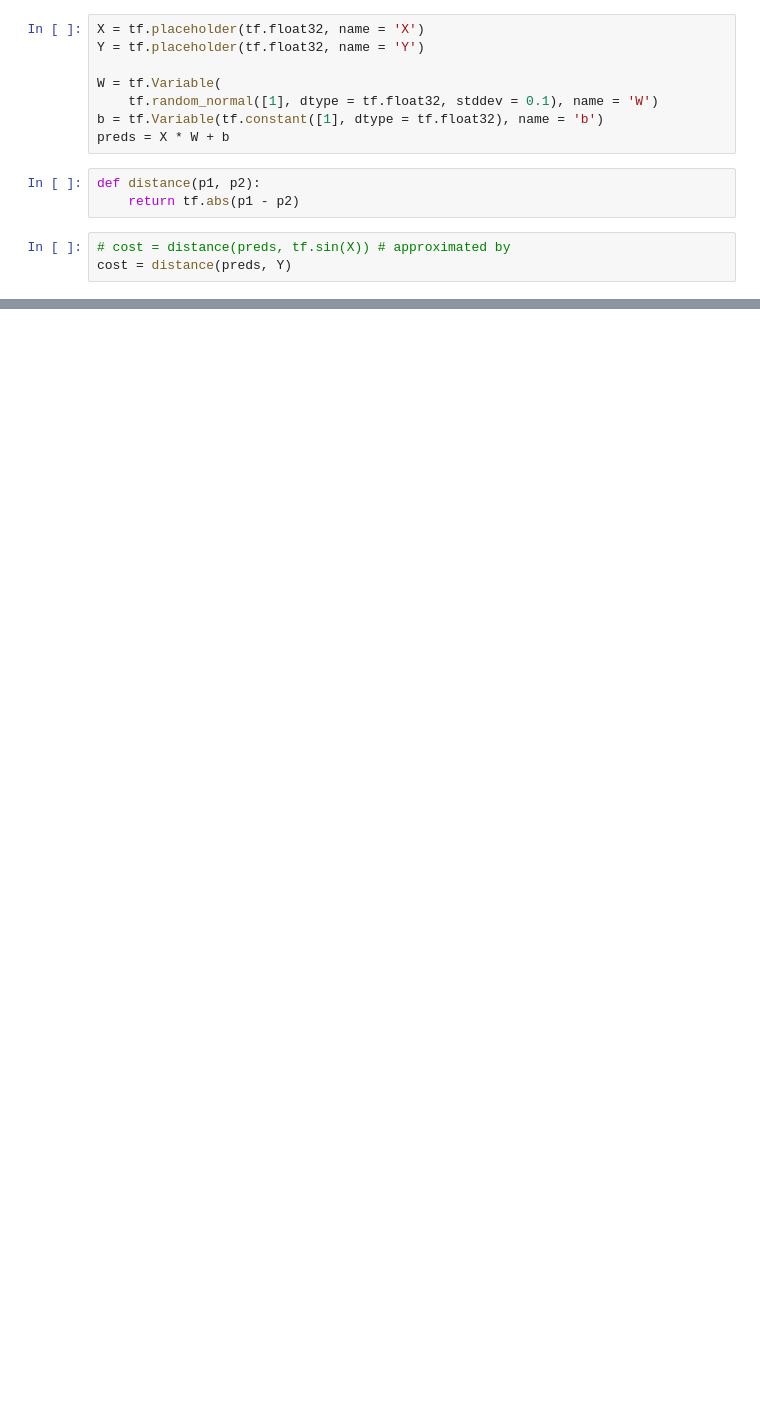
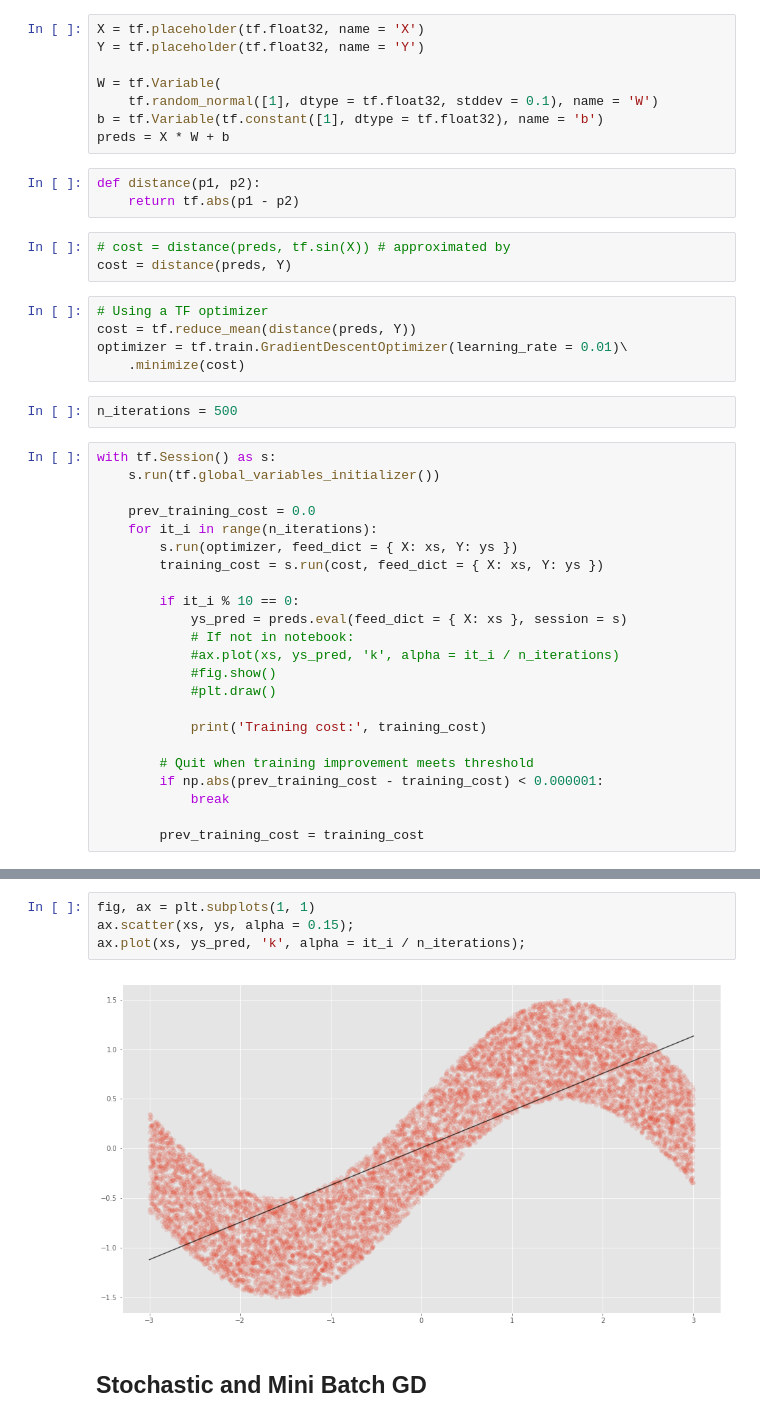
Before and after one commit to damiansp/neuralNet, a Jupyter notebook: kadenze/2_creative_applications/creative_applications_of_deep_learning.ipynb, the cells around one changed output, grey strips where cells are left out. Saved outputs shown, nothing was run; the diff lists cells and outputs as text; blank space fills up the shorter version.

Commit message:
running TF, and implementing mini-batch/stochastic GD

```diff
--- a/kadenze/2_creative_applications/creative_applications_of_deep_learning.ipynb
+++ b/kadenze/2_creative_applications/creative_applications_of_deep_learning.ipynb
@@ -29,3 +29,33 @@ def distance(p1, p2):
 # %%
 # cost = distance(preds, tf.sin(X)) # approximated by
 cost = distance(preds, Y)
+# %%
+# Using a TF optimizer
+cost = tf.reduce_mean(distance(preds, Y))
+optimizer = tf.train.GradientDescentOptimizer(learning_rate = 0.01)\
+    .minimize(cost)
+# %%
+n_iterations = 500
+# %%
+with tf.Session() as s:
+    s.run(tf.global_variables_initializer())
+
+    prev_training_cost = 0.0
+    for it_i in range(n_iterations):
+        s.run(optimizer, feed_dict = { X: xs, Y: ys })
+        training_cost = s.run(cost, feed_dict = { X: xs, Y: ys })
+
+        if it_i % 10 == 0:
+            ys_pred = preds.eval(feed_dict = { X: xs }, session = s)
+            # If not in notebook:
+            #ax.plot(xs, ys_pred, 'k', alpha = it_i / n_iterations)
+            #fig.show()
+            #plt.draw()
+
+            print('Training cost:', training_cost)
+
+        # Quit when training improvement meets threshold
+        if np.abs(prev_training_cost - training_cost) < 0.000001:
+            break
+
+        prev_training_cost = training_cost
@@ -31,0 +80,8 @@ cost = distance(preds, Y)
+# %%
+fig, ax = plt.subplots(1, 1)
+ax.scatter(xs, ys, alpha = 0.15);
+ax.plot(xs, ys_pred, 'k', alpha = it_i / n_iterations);
+# %% [output]
+[figure, added]
+# %% [markdown]
+## Stochastic and Mini Batch GD
```
Also changed, not shown: parts of 6 cells of this notebook.
